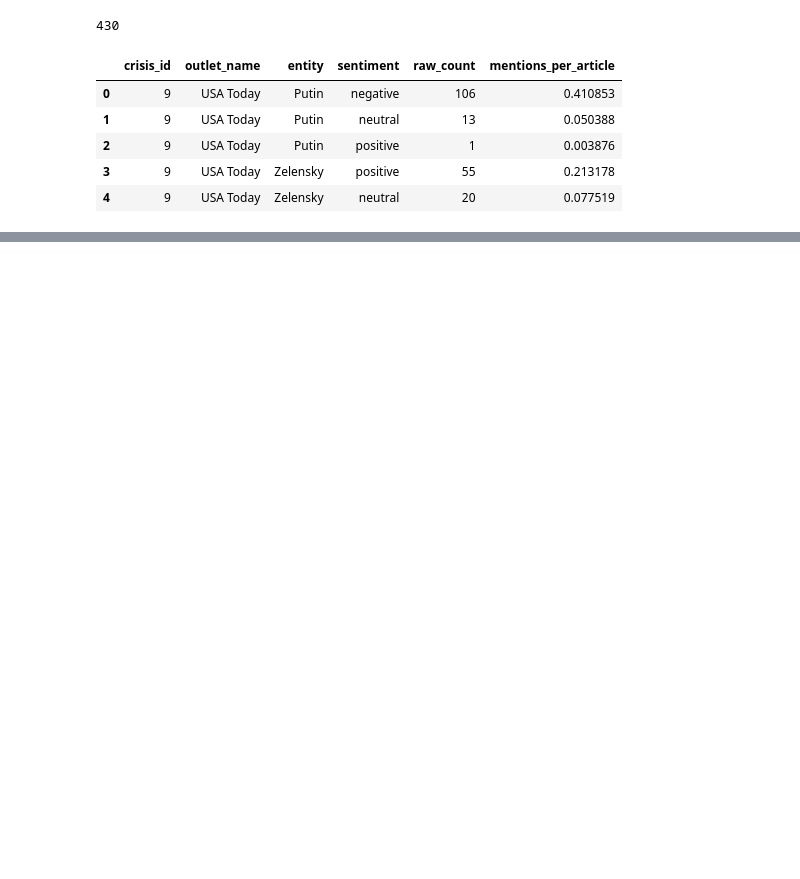
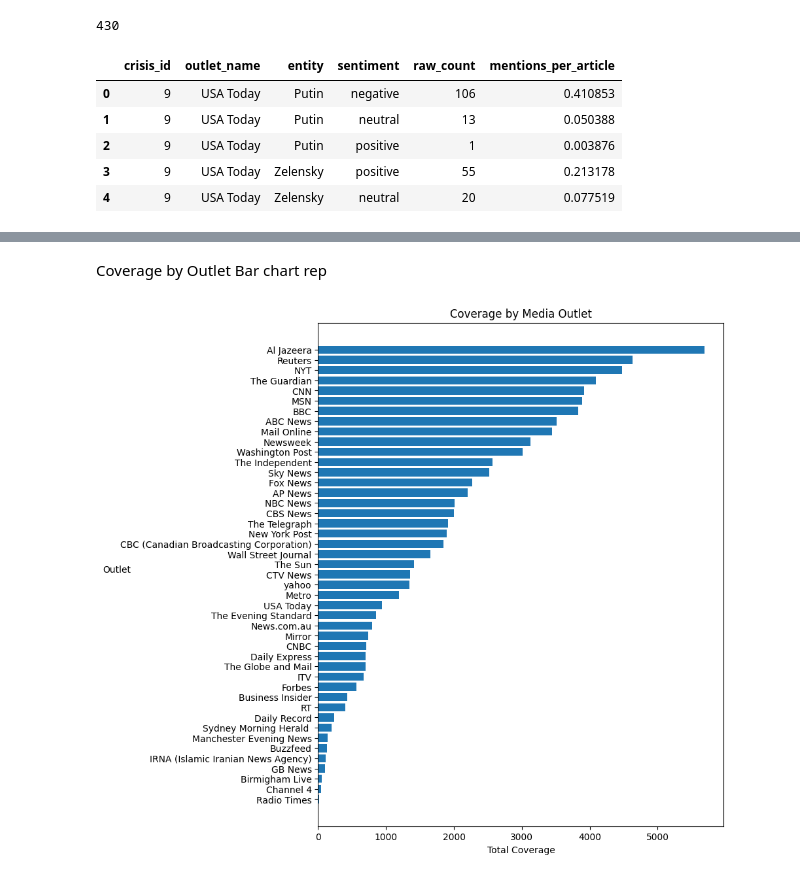
Before and after one commit to ashrithanarne/IDS_Project, a Jupyter notebook: notebooks/milestone1_analysis.ipynb, the cells around one changed output, grey strips where cells are left out. Saved outputs shown, nothing was run; the diff lists cells and outputs as text; code cells hidden in the pictures; blank space fills up the shorter version.

```diff
--- a/notebooks/milestone1_analysis.ipynb
+++ b/notebooks/milestone1_analysis.ipynb
@@ -154,0 +187,13 @@ sentiment_clean.head()
+# %% [markdown]
+Coverage by Outlet Bar chart rep
+# %%
+outlet_grouped = outlet_df.groupby('matched_outlet')['coverage_count'].sum().sort_values()
+
+plt.figure(figsize=(8, 10))
+plt.barh(outlet_grouped.index, outlet_grouped.values)
+plt.title("Coverage by Media Outlet")
+plt.xlabel("Total Coverage")
+plt.ylabel("Outlet", rotation=0)
+plt.show()
+# %% [output]
+[figure, added]
```
Also changed, not shown: parts of 14 cells of this notebook, 2 other files.
